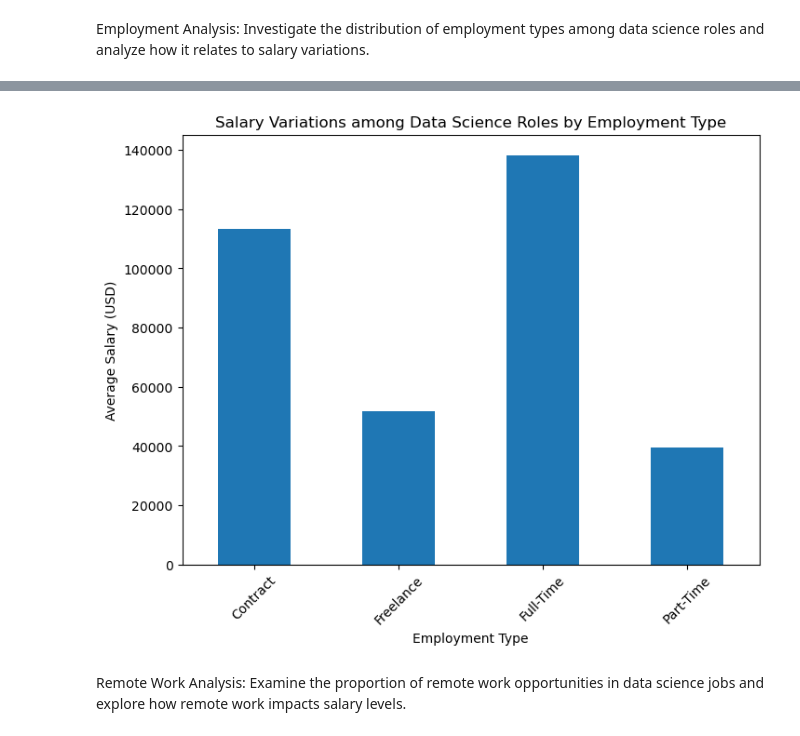
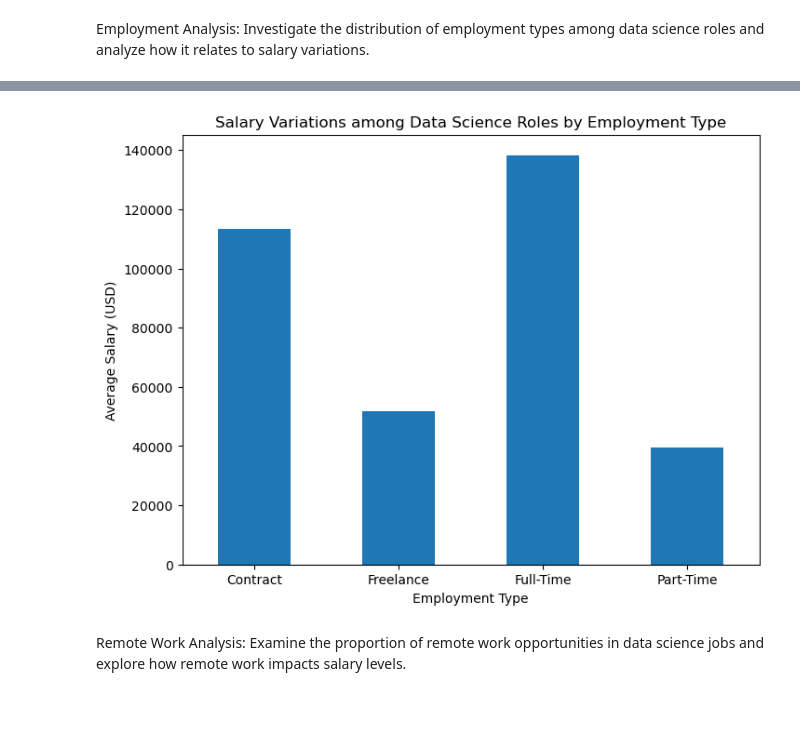
Before and after one commit to georgemcculloch/Data-Science-Salary-Analysis, a Jupyter notebook: data salaries.ipynb, the cells around one changed output, grey strips where cells are left out. Drawn from its saved outputs; the diff is of its cells as text; code cells hidden in the pictures; blank space fills up the shorter version.

```diff
--- a/data salaries.ipynb
+++ b/data salaries.ipynb
@@ -237,16 +237,16 @@ plt.show()
 # %%
 # average salary for employment type
 salary_variation = df.groupby('employment_type')['salary_in_usd'].mean()
 
 plt.figure(figsize=(8, 6))
 salary_variation.plot(kind='bar')
 plt.xlabel('Employment Type')
 plt.ylabel('Average Salary (USD)')
 plt.title('Salary Variations among Data Science Roles by Employment Type')
-plt.xticks(rotation = 45)
+plt.xticks(rotation = 0)
 plt.show()
 # %% [output]
-[figure, old version]
+[figure, new version]
 # %% [markdown]
 Remote Work Analysis: Examine the proportion of remote work opportunities in data science jobs and explore how remote work impacts salary levels.
 # %%
```
Also changed, not shown: parts of 1 cell of this notebook.
